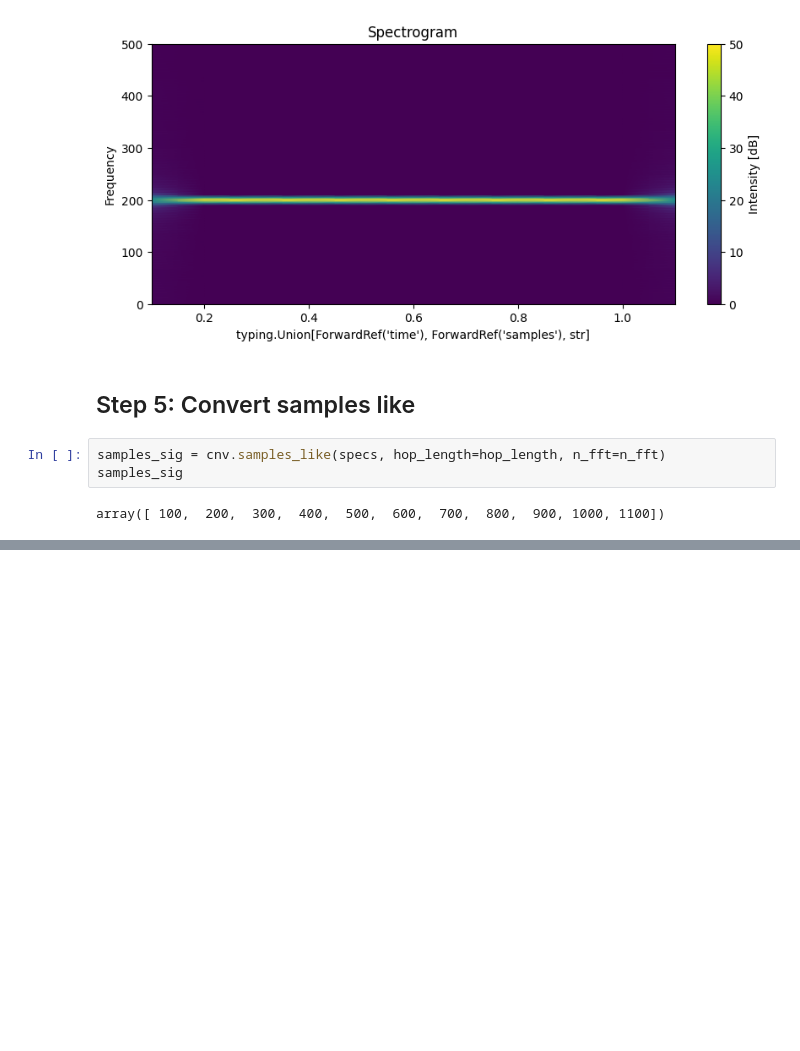
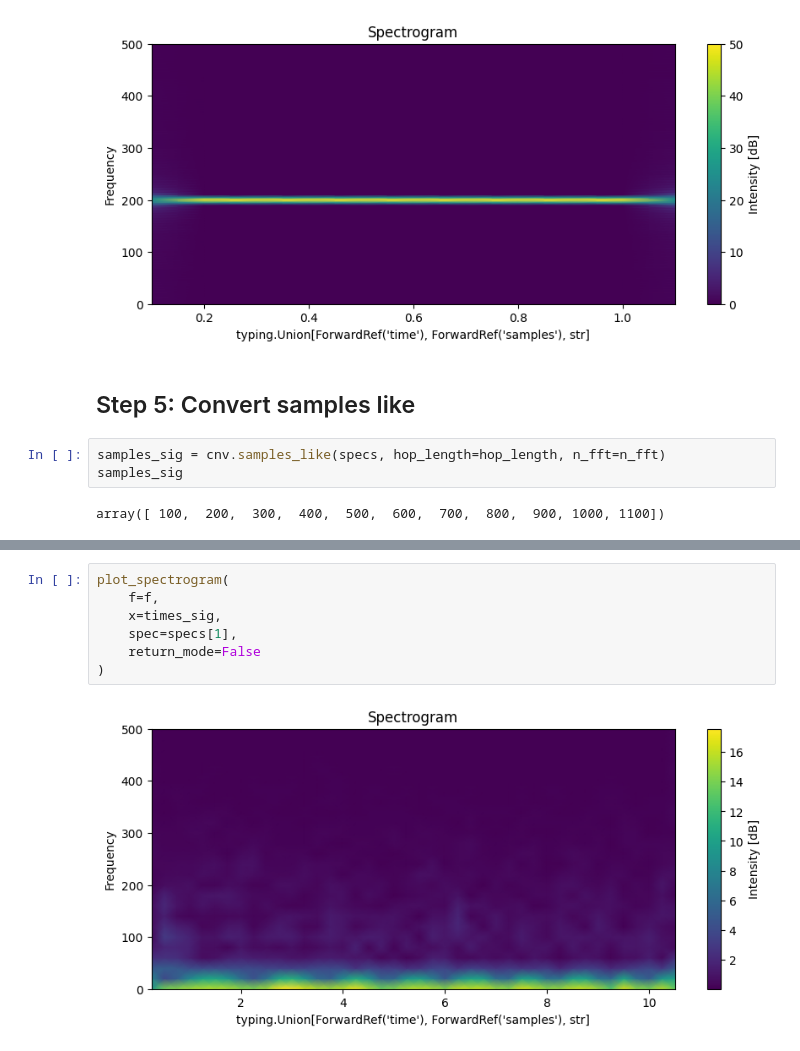
Before and after one commit to AIoT-Group-UoP/crossai-ts, a Jupyter notebook: examples/multi_axis_convert_signal.ipynb, the cells around one changed output, grey strips where cells are left out. Drawn from its saved outputs; the diff is of its cells as text; blank space fills up the shorter version.

```diff
--- a/examples/multi_axis_convert_signal.ipynb
+++ b/examples/multi_axis_convert_signal.ipynb
@@ -97,0 +151,9 @@ fig = vis.plot_spectrogram(spec=specs[2], x=samples_sig, f=f)
+# %%
+plot_spectrogram(
+    f=f,
+    x=times_sig,
+    spec=specs[1],
+    return_mode=False
+)
+# %% [output]
+[figure, added]
```
Also changed, not shown: parts of 23 cells of this notebook, 2 other files.
